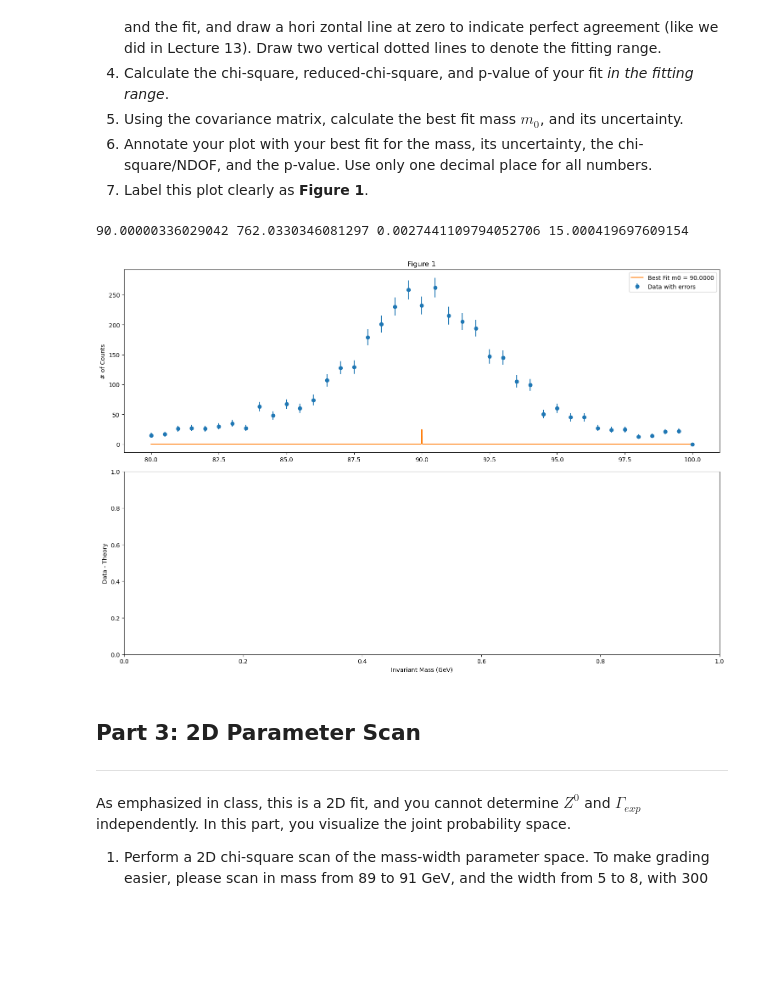
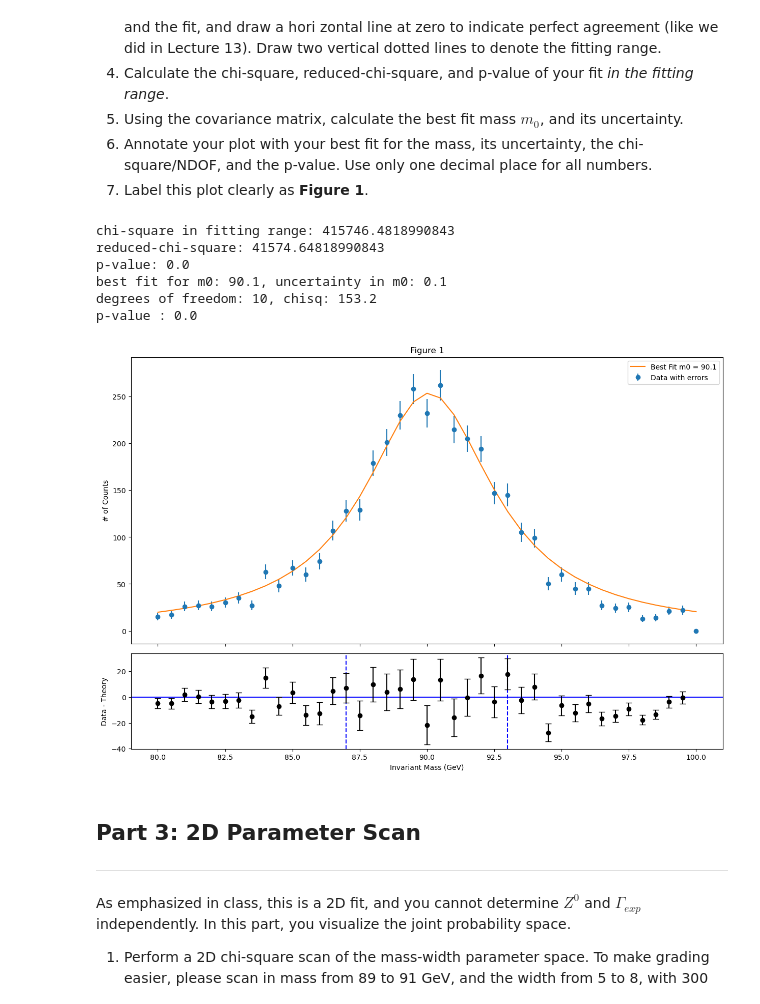
Before and after one commit to TanviSripathi/PHYS265-spring26, a Jupyter notebook: Lab2/lab2.ipynb, the cells around one changed output. Drawn from its saved outputs; the diff is of its cells as text; code cells hidden in the pictures; blank space fills up the shorter version.

```diff
--- a/Lab2/lab2.ipynb
+++ b/Lab2/lab2.ipynb
@@ -198,30 +191,54 @@ zontal line at zero to indicate perfect agreement (like we did in Lecture 13). D
 6. Annotate your plot with your best fit for the mass, its uncertainty, the chi-square/NDOF, and the p-value. Use only one decimal place for all numbers.
 7. Label this plot clearly as **Figure 1**.
 # %%
-def decay(mass, m0, width):
-    return (1/math.pi) * ((0.5*width) / ((mass-m0)**2 + (width/2)**2))
+def decay(mass, m0, width, amplitude):
+    return (amplitude * width/2) / (np.pi *((mass - m0)**2 + (width/2)**2))
 
 mask = (bins_arr > 87) & (bins_arr < 93)
 
 params, covar = curve_fit(f=decay, xdata = bins_arr[mask], ydata = y_axis[mask], sigma = errors[mask], absolute_sigma = True)
 errs = np.sqrt(np.diag(covar))
 
-bins_2 = np.linspace(80,100,2500)
-best_fit = decay(bins_2, *params)
 
-fig, ax = plt.subplots(2, 1, figsize = (15, 10), tight_layout = True)
+best_fit = decay(bins_arr, *params)
+
+chi = ((y_axis[mask]-best_fit[mask]/errors[mask])**2).sum()
+
+print(f"chi-square in fitting range: {chi}")
+print(f"reduced-chi-square: {chi/(len(best_fit[mask])-1)}")
+print(f"p-value: {st.chi2.sf(chi,(len(best_fit[mask])-1))}")
+
+fig, ax = plt.subplots(2, 1, figsize = (15, 10), sharex = True, gridspec_kw={'height_ratios':[3,1],'hspace':0.05}, tight_layout = True)
 ax[0].set_title("Figure 1")
 ax[0].errorbar(bins_arr, y_axis, yerr = errors, fmt = 'o', label = "Data with errors")
-ax[0].plot(bins_2, best_fit, label = "Best Fit m0 = " + "{:.4f}".format(params[0]))
+ax[0].plot(bins_arr, best_fit, label = "Best Fit m0 = " + "{:.1f}".format(params[0]))
+
 ax[0].legend()
 ax[0].set_ylabel("# of Counts")
 ax[1].set_ylabel("Data - Theory")
 ax[1].set_xlabel("Invariant Mass (GeV)")
 
-print(params[0], errs[0], params[1], errs[1])
+rel_error = (y_axis[:-1]-best_fit[:-1])
+
+
+ax[1].axhline(0, color = 'blue')
+ax[1].axvline(87, color = 'blue', linestyle = '--')
+ax[1].axvline(93, color = 'blue', linestyle = "--")
+ax[1].errorbar(bins_arr[:-1], rel_error, fmt = 'o', yerr = errors[:-1], capsize = 4, color = "black")
+print(f"best fit for m0: {"{:.1f}".format(params[0])}, uncertainty in m0: {"{:.1f}".format(errs[0])}")
+
+chi_m = ((mass_z0-params[0])/errs[0])**2
+
+print(f"degrees of freedom: {len(best_fit[mask])-1}, chisq: {"{:.1f}".format(chi_m)}")
+print(f"p-value : {"{:.1f}".format(st.chi2.sf(chi_m, len(best_fit[mask])-1))}")
 # %% [output]
-90.00000336029042 762.0330346081297 0.0027441109794052706 15.000419697609154
+chi-square in fitting range: 415746.4818990843
+reduced-chi-square: 41574.64818990843
+p-value: 0.0
+best fit for m0: 90.1, uncertainty in m0: 0.1
+degrees of freedom: 10, chisq: 153.2
+p-value : 0.0
-[figure, old version]
+[figure, new version]
 # %% [markdown]
 ## Part 3: 2D Parameter Scan
 ----
```
Also changed, not shown: parts of 1 cell of this notebook.
